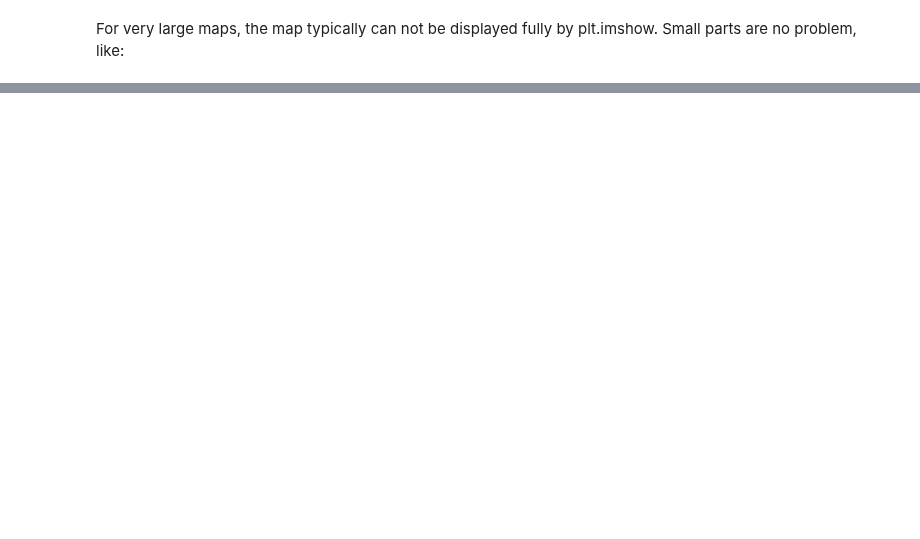
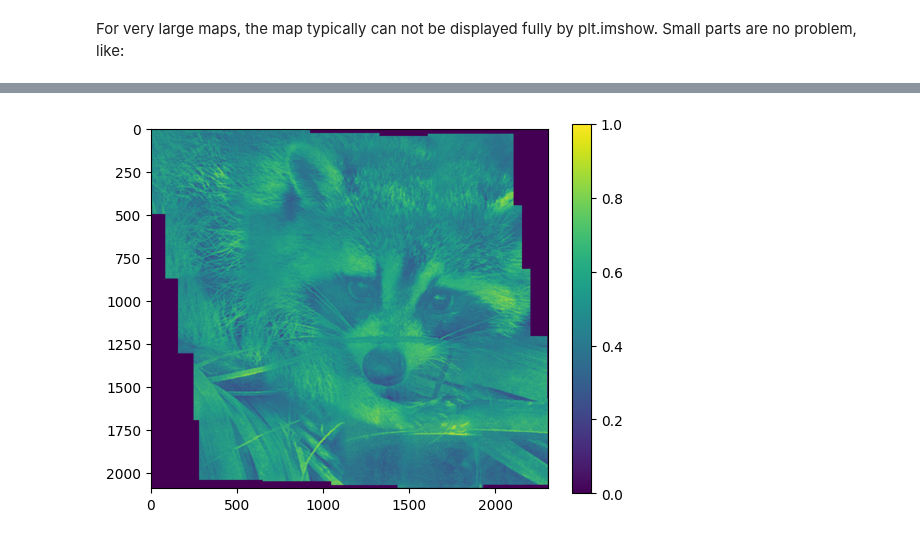
Before and after one commit to kernke/microscopy_data_analysis, a Jupyter notebook: examples/2D_examples/stitching_large_data.ipynb, the cells around one changed output, grey strips where cells are left out. Cells and saved outputs as stored; diff of their text form; code cells hidden in the pictures; blank space fills up the shorter version.

```diff
--- a/examples/2D_examples/stitching_large_data.ipynb
+++ b/examples/2D_examples/stitching_large_data.ipynb
@@ -243,0 +266,12 @@ Saved BigTIFF: stitching_example_large.tif
+# %%
+# Since, this dataset is not big, we can show the image
+# and compare it with the minimal example,
+# where the images were stitched without further processing.
+# (it is not completely fair, because we also used blending='quadratic')
+with h5py.File("example_data.h5",'r') as f:
+    img=f["clipped"][:] # dont't do this for a very large map
+plt.imshow(img)
+plt.colorbar()
+plt.show()
+# %% [output]
+[figure, added]
```
Also changed, not shown: parts of 17 cells of this notebook, 1 other file.
